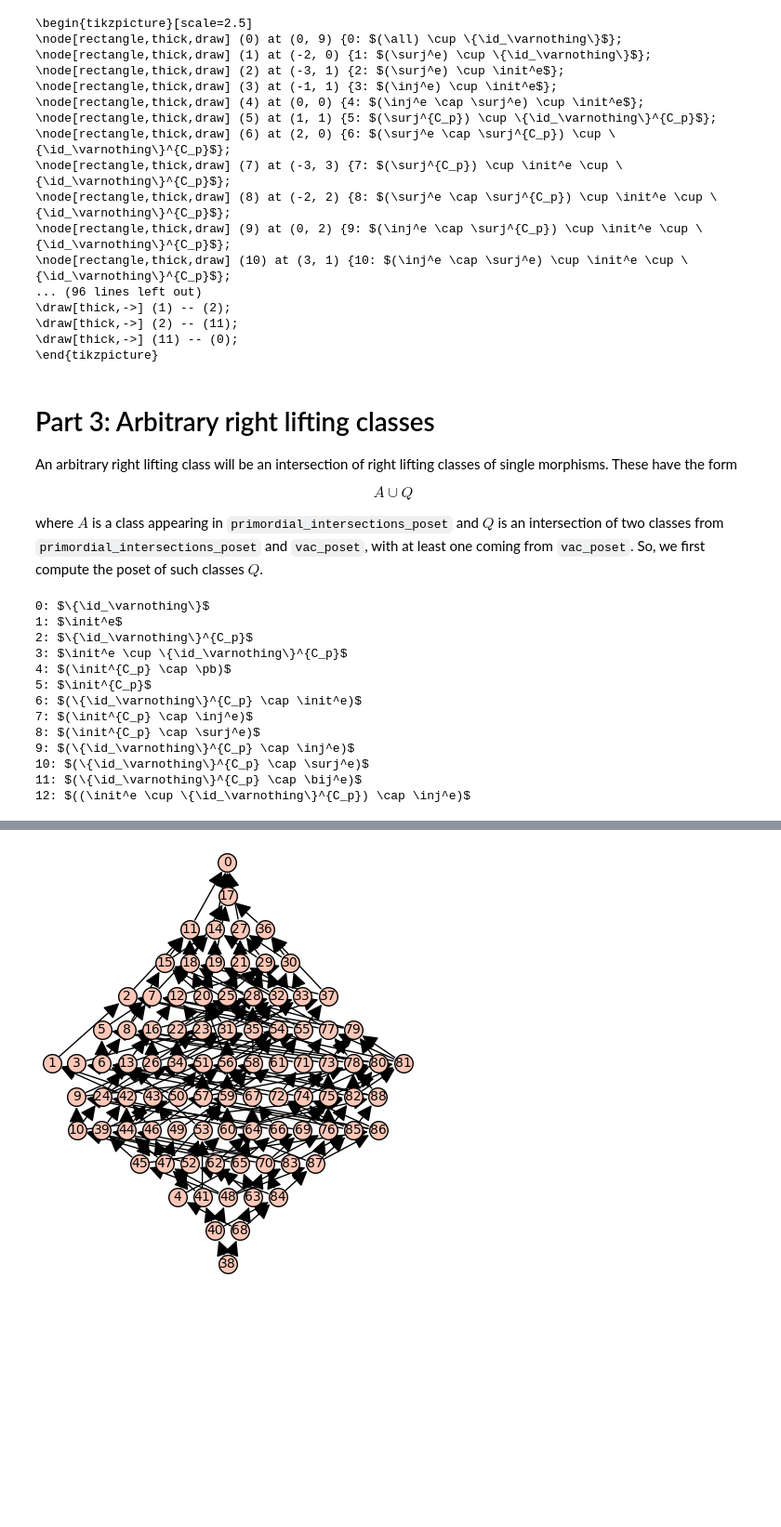
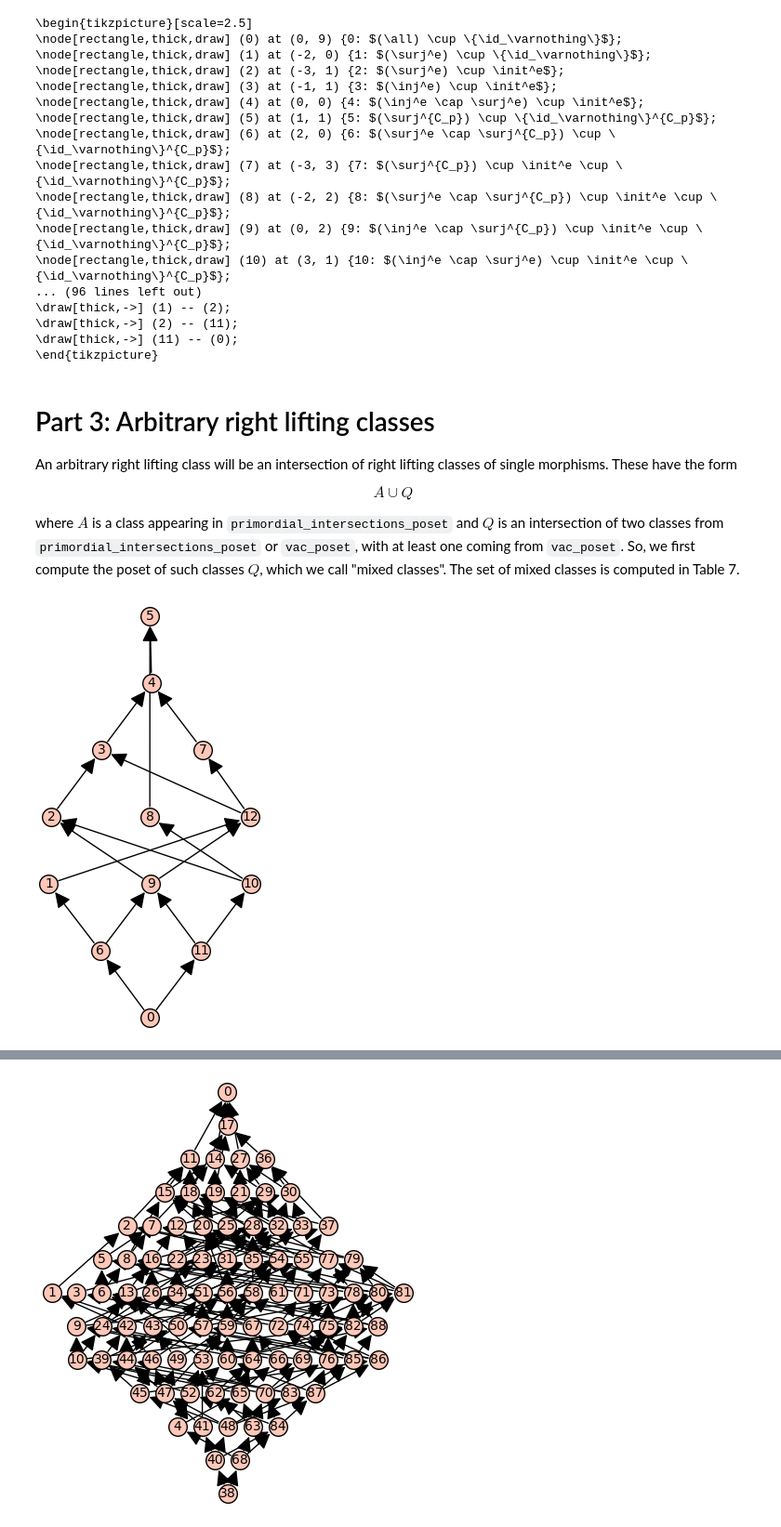
Before and after one commit to diracdeltafunk/model-structures-GSet, a Jupyter notebook: compute_lattice.ipynb, the cells around one changed output, grey strips where cells are left out. Shown: that part at 93% size. Drawn from its saved outputs; the diff is of its cells as text; code cells hidden in the pictures; blank space fills up the shorter version.

```diff
--- a/compute_lattice.ipynb
+++ b/compute_lattice.ipynb
@@ -249,25 +293,13 @@ An arbitrary right lifting class will be an intersection of right lifting classe
 
 $$A \cup Q$$
 
-where $A$ is a class appearing in `primordial_intersections_poset` and $Q$ is an intersection of two classes from `primordial_intersections_poset` and `vac_poset`, with at least one coming from `vac_poset`. So, we first compute the poset of such classes $Q$.
+where $A$ is a class appearing in `primordial_intersections_poset` and $Q$ is an intersection of two classes from `primordial_intersections_poset` or `vac_poset`, with at least one coming from `vac_poset`. So, we first compute the poset of such classes $Q$, which we call "mixed classes". The set of mixed classes is computed in Table 7.
 # %%
 mixed_classes = vac_poset_labels + ["(\\{\\id_\\varnothing\\}^{C_p} \\cap \\init^e)", "(\\init^{C_p} \\cap \\inj^e)", "(\\init^{C_p} \\cap \\surj^e)", "(\\{\\id_\\varnothing\\}^{C_p} \\cap \\inj^e)", "(\\{\\id_\\varnothing\\}^{C_p} \\cap \\surj^e)", "(\\{\\id_\\varnothing\\}^{C_p} \\cap \\bij^e)", "((\\init^e \\cup \\{\\id_\\varnothing\\}^{C_p}) \\cap \\inj^e)"]
 
 n_mixed_classes = len(mixed_classes)
 
-for i, x in enumerate(mixed_classes):
-    print(f"{i}: ${x}$")
+mixed_classes_poset = MeetSemilattice({0: [1,2,3,4,5,6,7,8,9,10,11,12], 1: [12], 2: [3], 3: [4], 4: [5], 5: [], 6: [2,1,9], 7: [4], 8: [5], 9: [2,7,12], 10: [2,8], 11: [9,10], 12: [3, 7]})
+mixed_classes_poset.plot()
 # %% [output]
-0: $\{\id_\varnothing\}$
-1: $\init^e$
-2: $\{\id_\varnothing\}^{C_p}$
-3: $\init^e \cup \{\id_\varnothing\}^{C_p}$
-4: $(\init^{C_p} \cap \pb)$
-5: $\init^{C_p}$
-6: $(\{\id_\varnothing\}^{C_p} \cap \init^e)$
-7: $(\init^{C_p} \cap \inj^e)$
-8: $(\init^{C_p} \cap \surj^e)$
-9: $(\{\id_\varnothing\}^{C_p} \cap \inj^e)$
-10: $(\{\id_\varnothing\}^{C_p} \cap \surj^e)$
-11: $(\{\id_\varnothing\}^{C_p} \cap \bij^e)$
-12: $((\init^e \cup \{\id_\varnothing\}^{C_p}) \cap \inj^e)$
+[figure, added]
```
Also changed, not shown: parts of 26 cells of this notebook.
